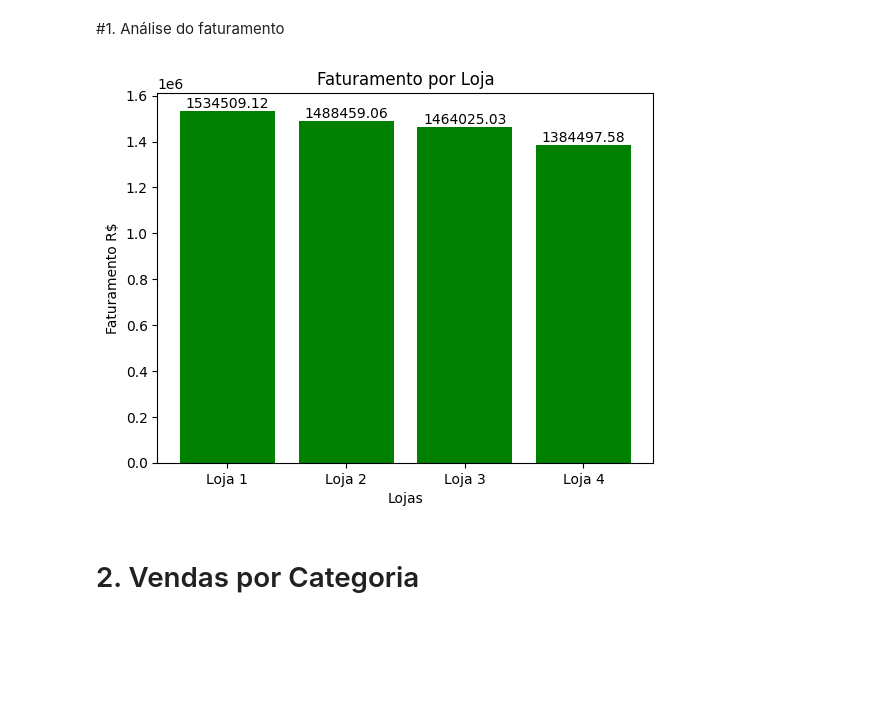
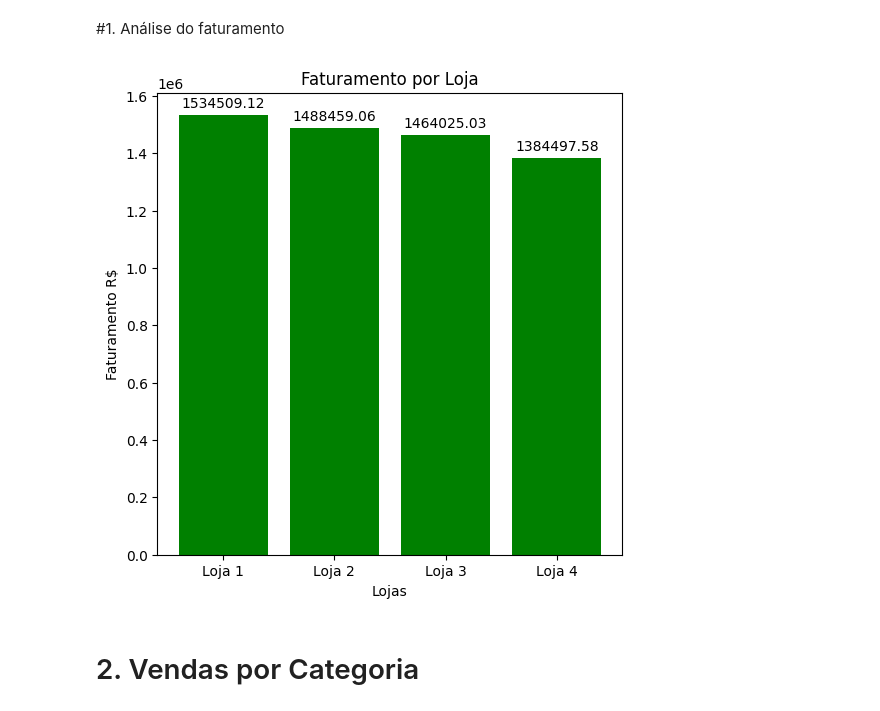
Before and after one commit to lfa-systems/Alura_Store_BR, a Jupyter notebook: AluraStoreBr.ipynb, the cells around one changed output. Cells and saved outputs as stored; diff of their text form; code cells hidden in the pictures; blank space fills up the shorter version.

Commit message:
Faturamento melhor visualização valores.

```diff
--- a/AluraStoreBr.ipynb
+++ b/AluraStoreBr.ipynb
@@ -44,12 +44,14 @@ for i in dados:
 # %%
 plt.xlabel('Lojas')
 plt.ylabel('Faturamento R$')
 plt.title('Faturamento por Loja')
+
 barras = plt.bar(lojas, faturamentos, color='green')
-plt.bar_label(barras, fmt='%.2f', label_type='edge' )
+plt.gcf().set_size_inches(6, 6)
+plt.bar_label(barras, fmt='%.2f', label_type='edge' , padding=3)
 plt.show()
 # %% [output]
-[figure, old version]
+[figure, new version]
 # %% [markdown]
 # 2. Vendas por Categoria
 # %%
```
